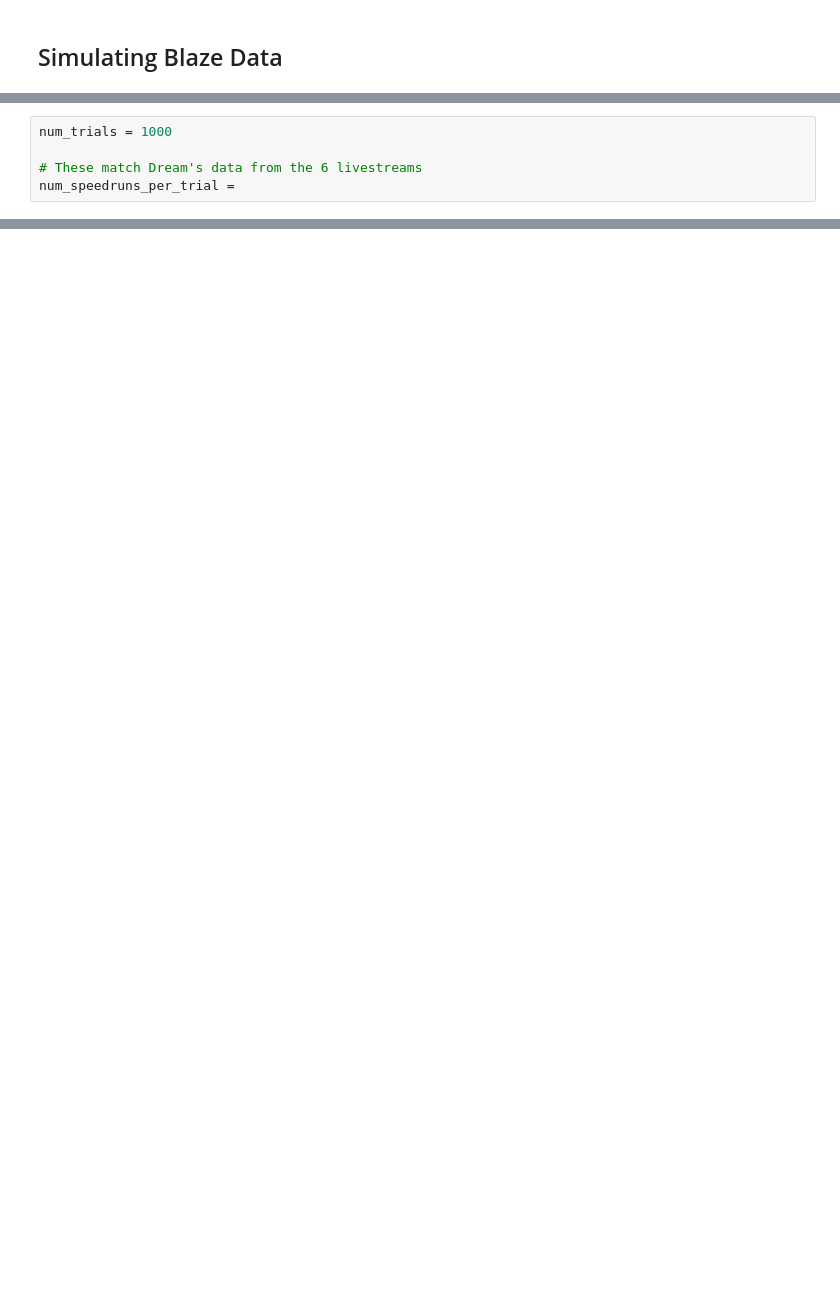
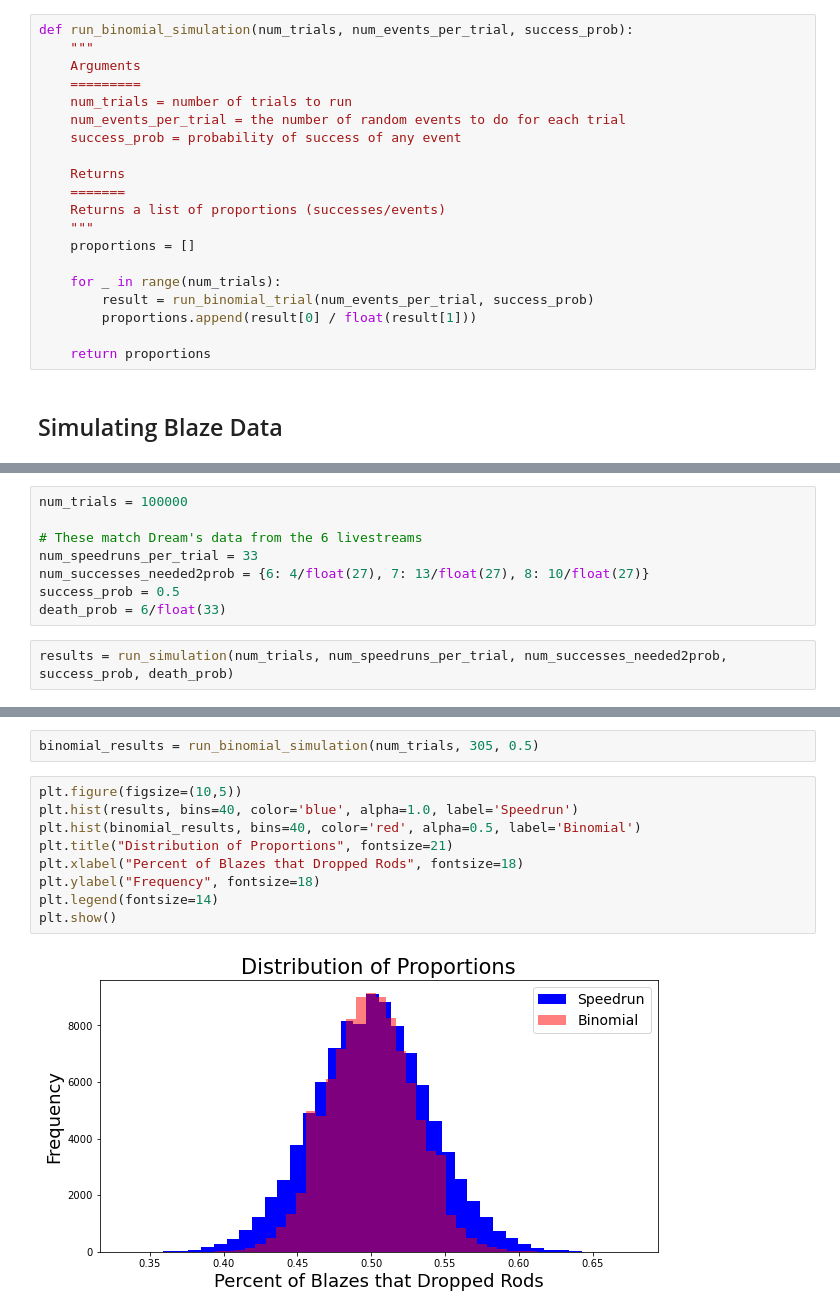
Before and after one commit to marcus-elia/speedrun-binomial-distribution, a Jupyter notebook: simulations.ipynb, the cells around one changed output, grey strips where cells are left out. Saved outputs shown, nothing was run; the diff lists cells and outputs as text; blank space fills up the shorter version.

Commit message:
Added binomial simulations and histograms

```diff
--- a/simulations.ipynb
+++ b/simulations.ipynb
@@ -78,2 +109,22 @@ def run_simulation(num_trials, num_speedruns_per_trial, num_successes_needed2pro
+# %%
+def run_binomial_simulation(num_trials, num_events_per_trial, success_prob):
+    """
+    Arguments
+    =========
+    num_trials = number of trials to run
+    num_events_per_trial = the number of random events to do for each trial
+    success_prob = probability of success of any event
+
+    Returns
+    =======
+    Returns a list of proportions (successes/events)
+    """
+    proportions = []
+
+    for _ in range(num_trials):
+        result = run_binomial_trial(num_events_per_trial, success_prob)
+        proportions.append(result[0] / float(result[1]))
+
+    return proportions
 # %% [markdown]
 ## Simulating Blaze Data
@@ -80,5 +133,10 @@ def run_simulation(num_trials, num_speedruns_per_trial, num_successes_needed2pro
 # %%
-num_trials = 1000
+num_trials = 100000
 
 # These match Dream's data from the 6 livestreams
-num_speedruns_per_trial =
+num_speedruns_per_trial = 33
+num_successes_needed2prob = {6: 4/float(27), 7: 13/float(27), 8: 10/float(27)}
+success_prob = 0.5
+death_prob = 6/float(33)
+# %%
+results = run_simulation(num_trials, num_speedruns_per_trial, num_successes_needed2prob, success_prob, death_prob)
@@ -84,0 +167,13 @@ num_speedruns_per_trial =
+# %%
+binomial_results = run_binomial_simulation(num_trials, 305, 0.5)
+# %%
+plt.figure(figsize=(10,5))
+plt.hist(results, bins=40, color='blue', alpha=1.0, label='Speedrun')
+plt.hist(binomial_results, bins=40, color='red', alpha=0.5, label='Binomial')
+plt.title("Distribution of Proportions", fontsize=21)
+plt.xlabel("Percent of Blazes that Dropped Rods", fontsize=18)
+plt.ylabel("Frequency", fontsize=18)
+plt.legend(fontsize=14)
+plt.show()
+# %% [output]
+[figure, added]
```
Also changed, not shown: parts of 12 cells of this notebook.
